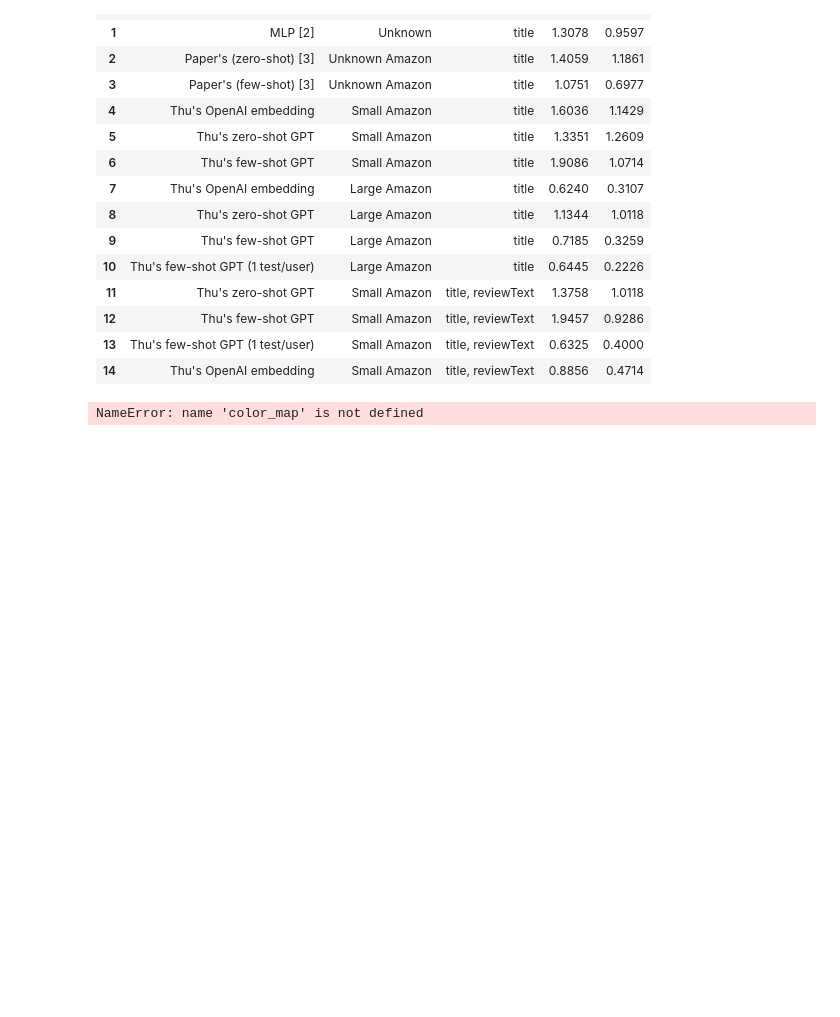
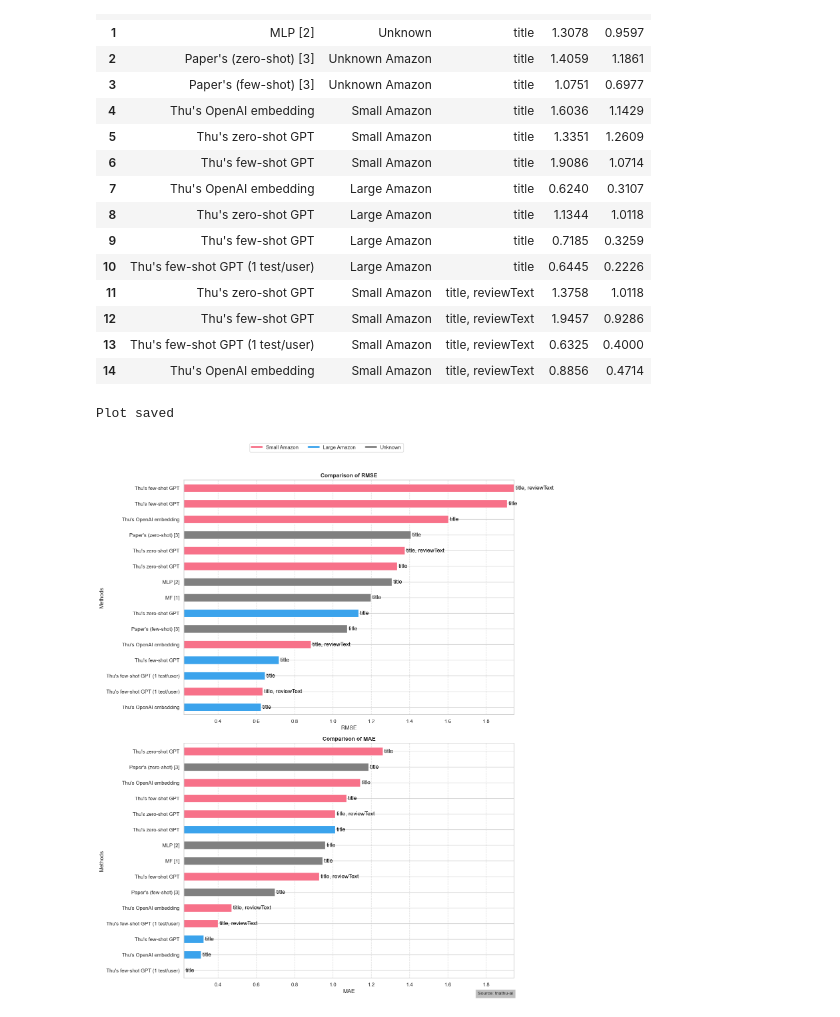
Before and after one commit to tnathu-ai/recommender-system-openAI, a Jupyter notebook: rec-sys/notebook/evaluation/amazon.ipynb, the cells around one changed output. Cells and saved outputs as stored; diff of their text form; code cells hidden in the pictures; blank space fills up the shorter version.

```diff
--- a/rec-sys/notebook/evaluation/amazon.ipynb
+++ b/rec-sys/notebook/evaluation/amazon.ipynb
@@ -45,13 +53,28 @@ df
 | 13 | Thu's few-shot GPT (1 test/user) | Small Amazon | title, reviewText | 0.6325 | 0.4000 |
 | 14 | Thu's OpenAI embedding | Small Amazon | title, reviewText | 0.8856 | 0.4714 |
 # %%
-# Map the dataset to colors
-df['color'] = df['Dataset'].map(color_map)
+import seaborn as sns
+import matplotlib.pyplot as plt
+from matplotlib.lines import Line2D
+
+# Set the seaborn style
+sns.set(style="whitegrid")
+
+# Choose a colorblind-friendly palette that includes pink
+palette = sns.color_palette("husl", 3)
+small_amazon_color = palette[0]  # First color for Small Amazon (Item Side)
+large_amazon_color = palette[2]  # Third color for Large Amazon (User Side)
+
+# Create a color map: a dictionary that maps each unique value in 'Dataset' to a color
+color_map = {'Small Amazon': small_amazon_color, 'Large Amazon': large_amazon_color}
+
+# Assuming 'df' is your DataFrame and it has columns named 'Dataset', 'RMSE', 'MAE', and 'Methods'
+# Map the 'Dataset' column to colors using the color map, handling NaN values
+df['color'] = df['Dataset'].map(color_map).fillna("grey")  # Grey color for NaN values
 
 # Update the max and min scale of RMSE and MAE
 max_rmse_mae = max(df['RMSE'].max(), df['MAE'].max())
 min_rmse_mae = min(df['RMSE'].min(), df['MAE'].min())
-
 
 # Plotting
 fig, ax = plt.subplots(2, 1, figsize=(14, 16))
@@ -65,35 +88,35 @@ ax[0].grid(axis='x', linestyle='--', alpha=0.7)
 ax[0].set_xlim([min_rmse_mae, max_rmse_mae])
 
 # Add features as text next to each bar
 for index, value in enumerate(df.sort_values(by="RMSE")['RMSE']):
     ax[0].text(value, index, ' ' + df.sort_values(by="RMSE")['Features'].iloc[index], color='black', va="center")
 
 # MAE Plot
 df.sort_values(by="MAE").plot.barh(x="Methods", y="MAE", ax=ax[1], legend=False, color=df.sort_values(by="MAE")['color'])
 ax[1].set_title("Comparison of MAE", fontweight='bold')
 ax[1].set_xlabel("MAE")
 ax[1].set_ylabel("Methods")
 ax[1].grid(axis='x', linestyle='--', alpha=0.7)
 ax[1].set_xlim([min_rmse_mae, max_rmse_mae])
 
 # Add features as text next to each bar
 for index, value in enumerate(df.sort_values(by="MAE")['MAE']):
     ax[1].text(value, index, ' ' + df.sort_values(by="MAE")['Features'].iloc[index], color='black', va="center")
 
 # Add legend
-from matplotlib.lines import Line2D
-legend_elements = [Line2D([0], [0], color='#A2C8EC', lw=4, label='Small Amazon'),
-                   Line2D([0], [0], color='#FFC085', lw=4, label='Large Amazon'),
+legend_elements = [Line2D([0], [0], color=small_amazon_color, lw=4, label='Small Amazon'),
+                   Line2D([0], [0], color=large_amazon_color, lw=4, label='Large Amazon'),
                    Line2D([0], [0], color='grey', lw=4, label='Unknown')]
 
 fig.legend(handles=legend_elements, loc='upper center', bbox_to_anchor=(0.5, 1.05), ncol=3)
 
 # Citing the source to the right below the plot
 plt.figtext(0.9, 0.01, "Source: tnathu-ai", ha="right", fontsize=10, bbox={"facecolor":"grey", "alpha":0.5, "pad":5})
 
 plt.tight_layout()
 plt.savefig('../images/comparison_plot.png')
-print(f"Plot saved")
+print("Plot saved")
 plt.show()
 # %% [output]
-NameError: name 'color_map' is not defined
+Plot saved
+[figure, added]
```
Also changed, not shown: parts of 5 cells of this notebook, 6 other files.
